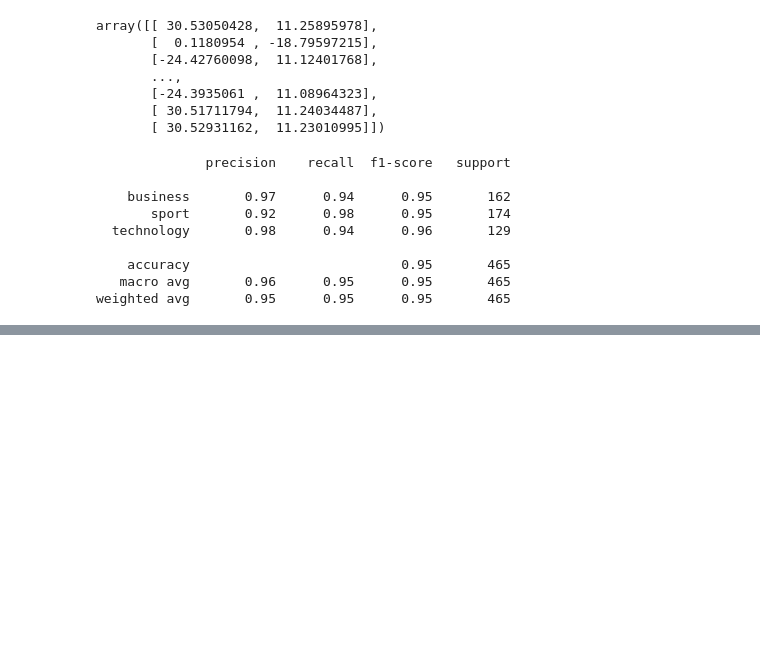
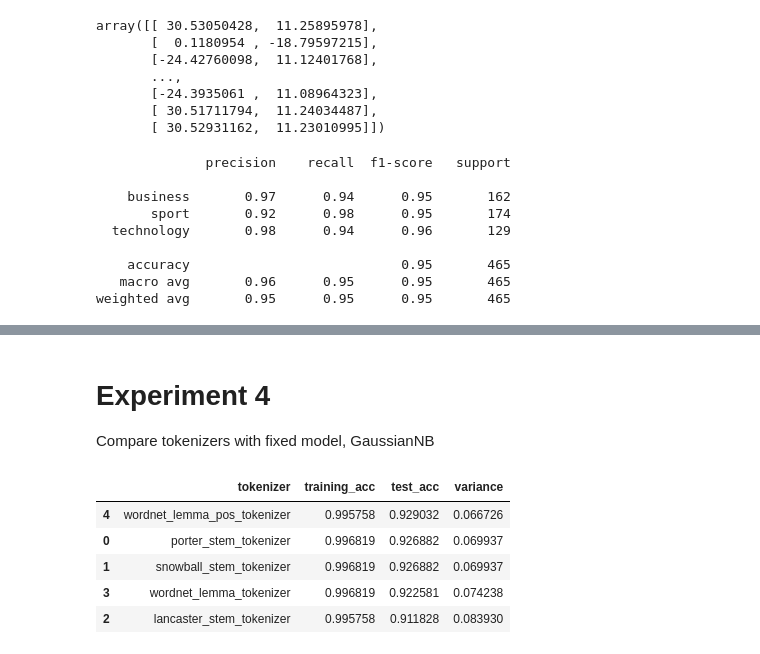
Before and after one commit to tjthanapat/ds4biz-assignment-2, a Jupyter notebook: Task 1 - News Classification/Ja'sLab.ipynb, the cells around one changed output, grey strips where cells are left out. Cells and saved outputs as stored; diff of their text form; code cells hidden in the pictures; blank space fills up the shorter version.

```diff
--- a/Task 1 - News Classification/Ja'sLab.ipynb
+++ b/Task 1 - News Classification/Ja'sLab.ipynb
@@ -305,0 +357,3 @@ weighted avg       0.95      0.95      0.95       465
+# %%
+y_pred = clf.predict(X_test)
+print(classification_report(y_test, y_pred))
@@ -305,0 +370,51 @@ weighted avg       0.95      0.95      0.95       465
+# %% [markdown]
+# Experiment 4
+Compare tokenizers with fixed model, GaussianNB
+# %%
+tokenizers = [porter_stem_tokenizer, snowball_stem_tokenizer,
+              lancaster_stem_tokenizer, wordnet_lemma_tokenizer,
+              wordnet_lemma_pos_tokenizer]
+# %%
+from sklearn.feature_extraction.text import TfidfVectorizer
+from sklearn.model_selection import train_test_split
+from sklearn.naive_bayes import GaussianNB
+from sklearn.metrics import accuracy_score
+
+results = {
+  'tokenizer':list(),
+  'training_acc':list(),
+  'test_acc':list(),
+}
+
+for tokenizer in tokenizers:
+  vectorizer = TfidfVectorizer(tokenizer=tokenizer, min_df=.01)
+  tf_idf = vectorizer.fit_transform(raw_docs)
+
+  X = tf_idf.toarray()
+  y = raw_df['category']
+  X_train, X_test, y_train, y_test = train_test_split(X, y,
+    test_size=.33, random_state=28, stratify=y)
+
+  clf = GaussianNB()
+  clf.fit(X_train, y_train)
+
+  y_pred = clf.predict(X_train)
+  training_acc = accuracy_score(y_train, y_pred)
+
+  y_pred = clf.predict(X_test)
+  test_acc = accuracy_score(y_test, y_pred)
+
+  results['tokenizer'].append(tokenizer.__name__)
+  results['training_acc'].append(training_acc)
+  results['test_acc'].append(test_acc)
+# %%
+results_df = pd.DataFrame(results)
+results_df['variance'] = results_df['training_acc'] - results_df['test_acc']
+results_df.sort_values(by=['test_acc'], ascending=False)
+# %% [output]
+|  | tokenizer | training_acc | test_acc | variance |
+| 4 | wordnet_lemma_pos_tokenizer | 0.995758 | 0.929032 | 0.066726 |
+| 0 | porter_stem_tokenizer | 0.996819 | 0.926882 | 0.069937 |
+| 1 | snowball_stem_tokenizer | 0.996819 | 0.926882 | 0.069937 |
+| 3 | wordnet_lemma_tokenizer | 0.996819 | 0.922581 | 0.074238 |
+| 2 | lancaster_stem_tokenizer | 0.995758 | 0.911828 | 0.083930 |
```
Also changed, not shown: parts of 11 cells of this notebook.
